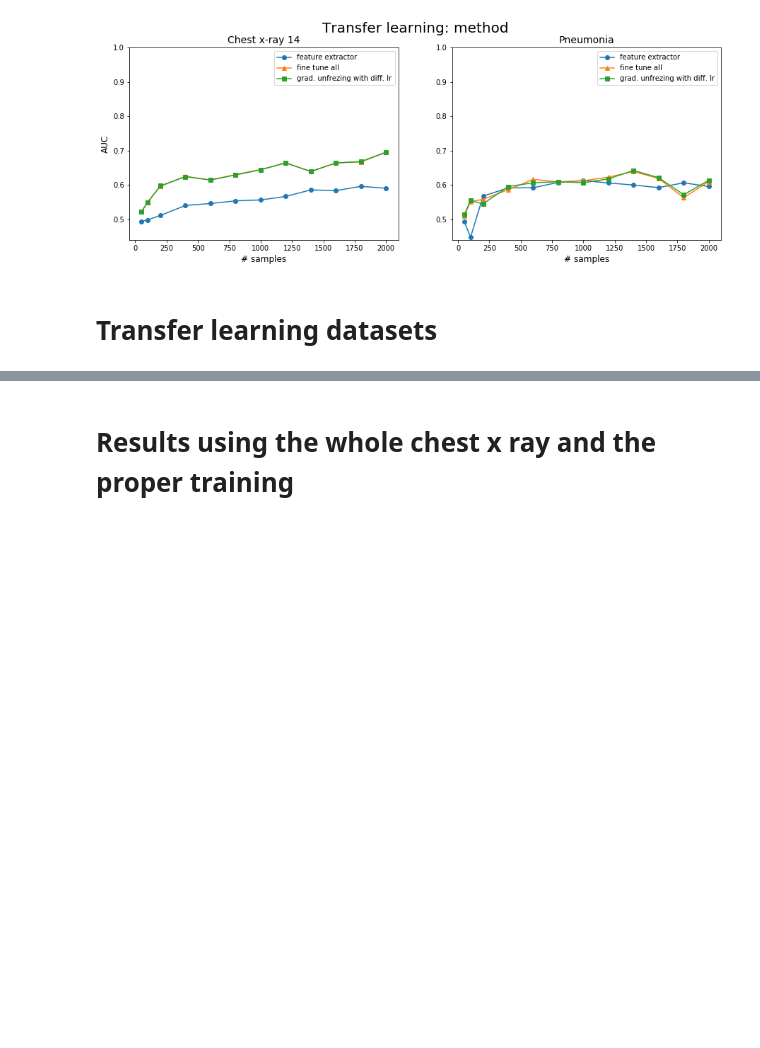
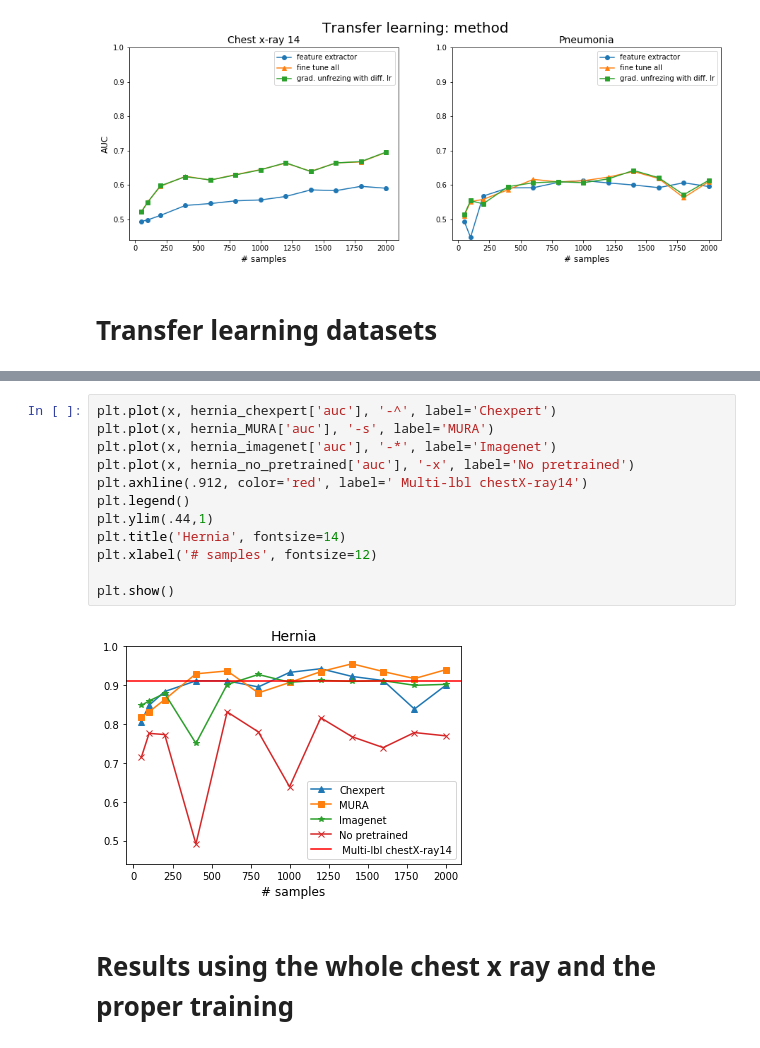
Before and after one commit to r0mer0m/DL-Medical-Images, a Jupyter notebook: plots/plots paper.ipynb, the cells around one changed output, grey strips where cells are left out. Drawn from its saved outputs; the diff is of its cells as text; blank space fills up the shorter version.

```diff
--- a/plots/plots paper.ipynb
+++ b/plots/plots paper.ipynb
@@ -279,3 +304,17 @@ plt.show()
+# %%
+plt.plot(x, hernia_chexpert['auc'], '-^', label='Chexpert')
+plt.plot(x, hernia_MURA['auc'], '-s', label='MURA')
+plt.plot(x, hernia_imagenet['auc'], '-*', label='Imagenet')
+plt.plot(x, hernia_no_pretrained['auc'], '-x', label='No pretrained')
+plt.axhline(.912, color='red', label=' Multi-lbl chestX-ray14')
+plt.legend()
+plt.ylim(.44,1)
+plt.title('Hernia', fontsize=14)
+plt.xlabel('# samples', fontsize=12)
+
+plt.show()
+# %% [output]
+[figure, added]
 # %% [markdown]
 # Results using the whole chest x ray and the proper training
 # %%
```
Also changed, not shown: parts of 4 cells of this notebook, 10 other files.
